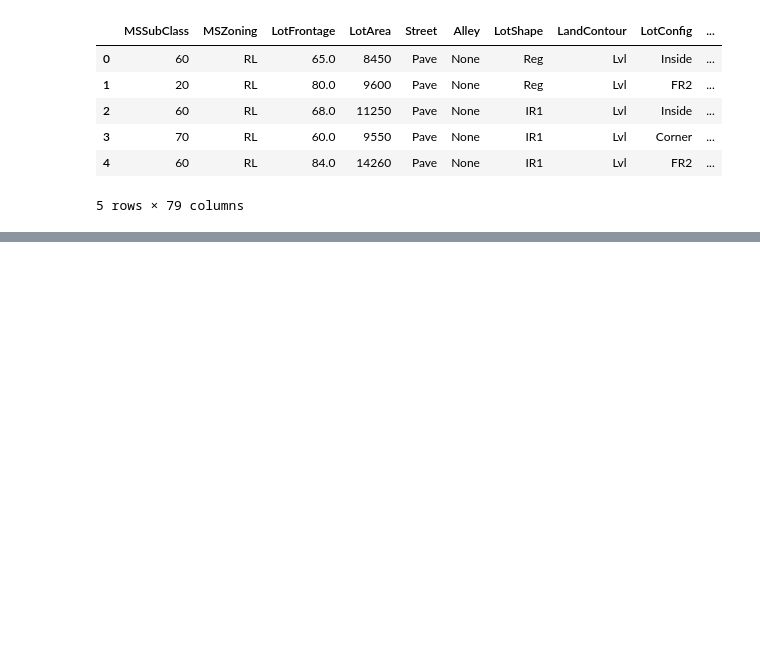
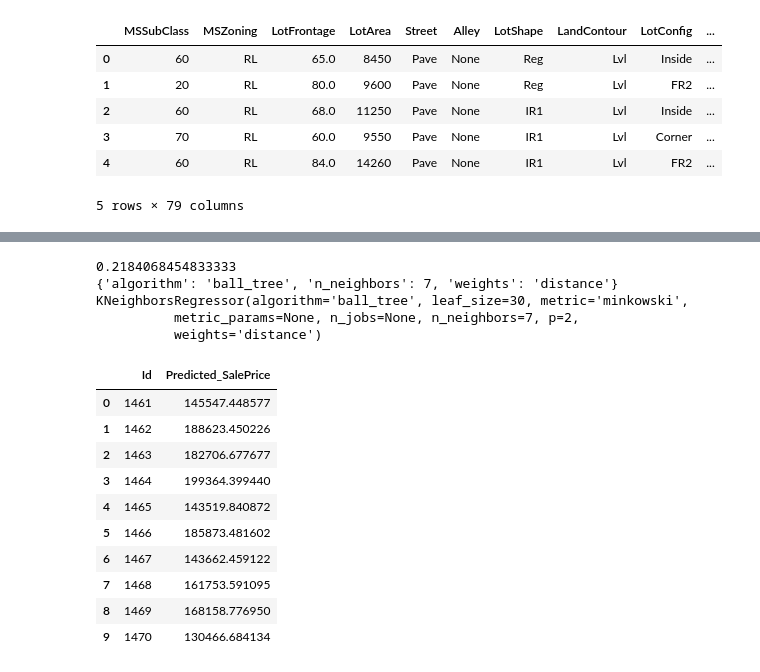
Before and after one commit to suvrangshu/Final_project_proposal, a Jupyter notebook: Home_price_predict_V4.ipynb, the cells around one changed output, grey strips where cells are left out. Saved outputs shown, nothing was run; the diff lists cells and outputs as text; code cells hidden in the pictures; blank space fills up the shorter version.

```diff
--- a/Home_price_predict_V4.ipynb
+++ b/Home_price_predict_V4.ipynb
@@ -851,0 +938,8 @@ sub_rf
+# %%
+param_grid = {'n_neighbors' : [3,4,5,6,7,10,15] ,
+              'weights' : ['uniform','distance'] ,
+              'algorithm' : ['ball_tree', 'kd_tree', 'brute']}
+nr_cv = 5
+# %%
+grid_knn = GridSearchCV(KNeighborsRegressor(), param_grid, cv=nr_cv, refit=True, verbose=1, scoring = score_calc)
+grid_knn.fit(X_train, y_train)
@@ -851,0 +958,34 @@ sub_rf
+# %%
+sc_knn = get_best_score(grid_knn)
+# %% [output]
+0.2184068454833333
+{'algorithm': 'ball_tree', 'n_neighbors': 7, 'weights': 'distance'}
+KNeighborsRegressor(algorithm='ball_tree', leaf_size=30, metric='minkowski',
+          metric_params=None, n_jobs=None, n_neighbors=7, p=2,
+          weights='distance')
+# %%
+#Predict using Test
+pred_knn = grid_knn.predict(X_test)
+
+sub_knn = pd.DataFrame()
+sub_knn['Id'] = test_ID
+sub_knn['Predicted_SalePrice'] = pred_knn
+
+if use_logvals == 1:
+    sub_knn['Predicted_SalePrice'] = np.exp(sub_knn['Predicted_SalePrice'])
+
+sub_knn.to_csv('knn.csv',index=False)
+# %%
+sub_knn.head(10)
+# %% [output]
+|  | Id | Predicted_SalePrice |
+| 0 | 1461 | 145547.448577 |
+| 1 | 1462 | 188623.450226 |
+| 2 | 1463 | 182706.677677 |
+| 3 | 1464 | 199364.399440 |
+| 4 | 1465 | 143519.840872 |
+| 5 | 1466 | 185873.481602 |
+| 6 | 1467 | 143662.459122 |
+| 7 | 1468 | 161753.591095 |
+| 8 | 1469 | 168158.776950 |
+| 9 | 1470 | 130466.684134 |
```
Also changed, not shown: parts of 24 cells of this notebook.
